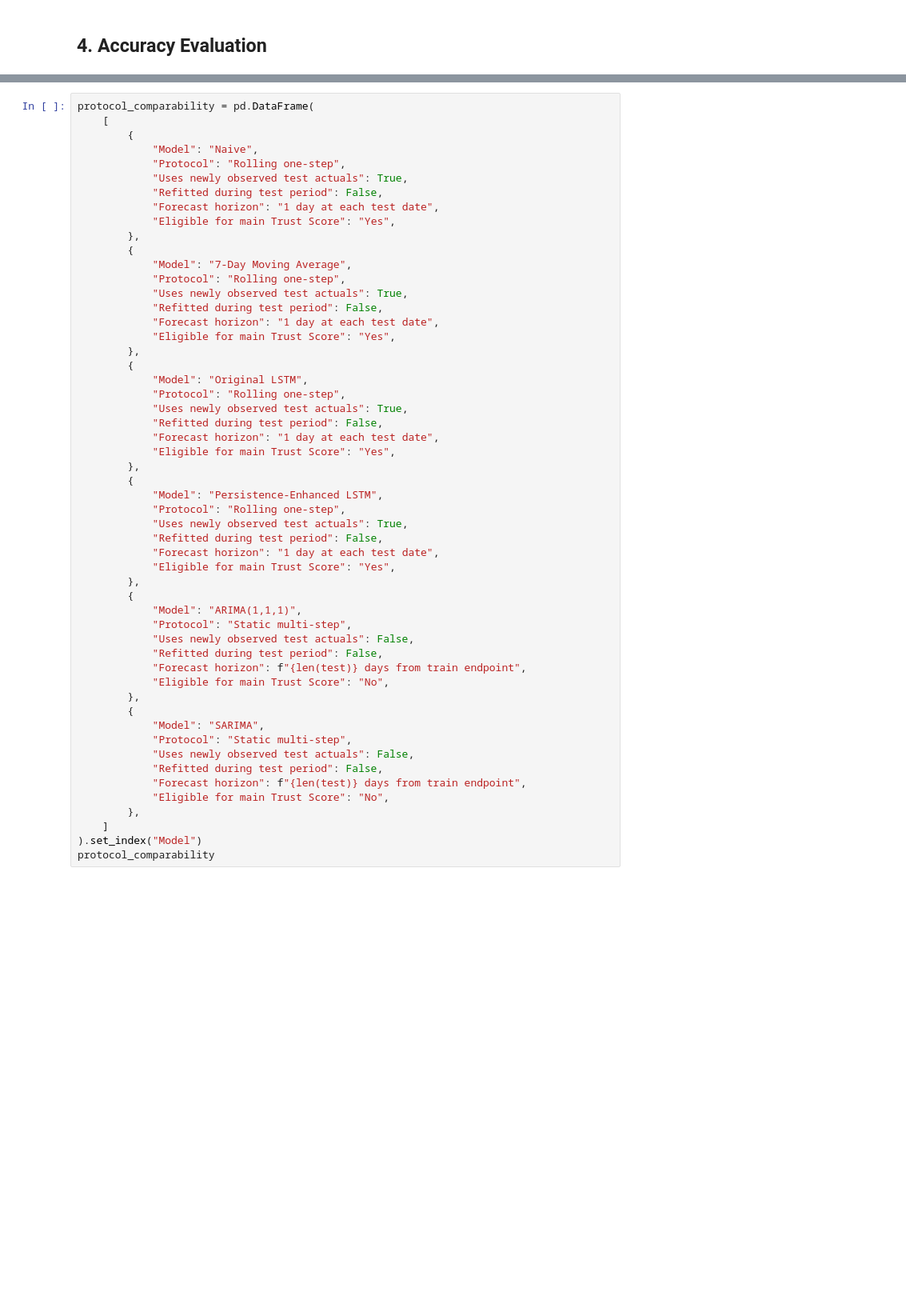
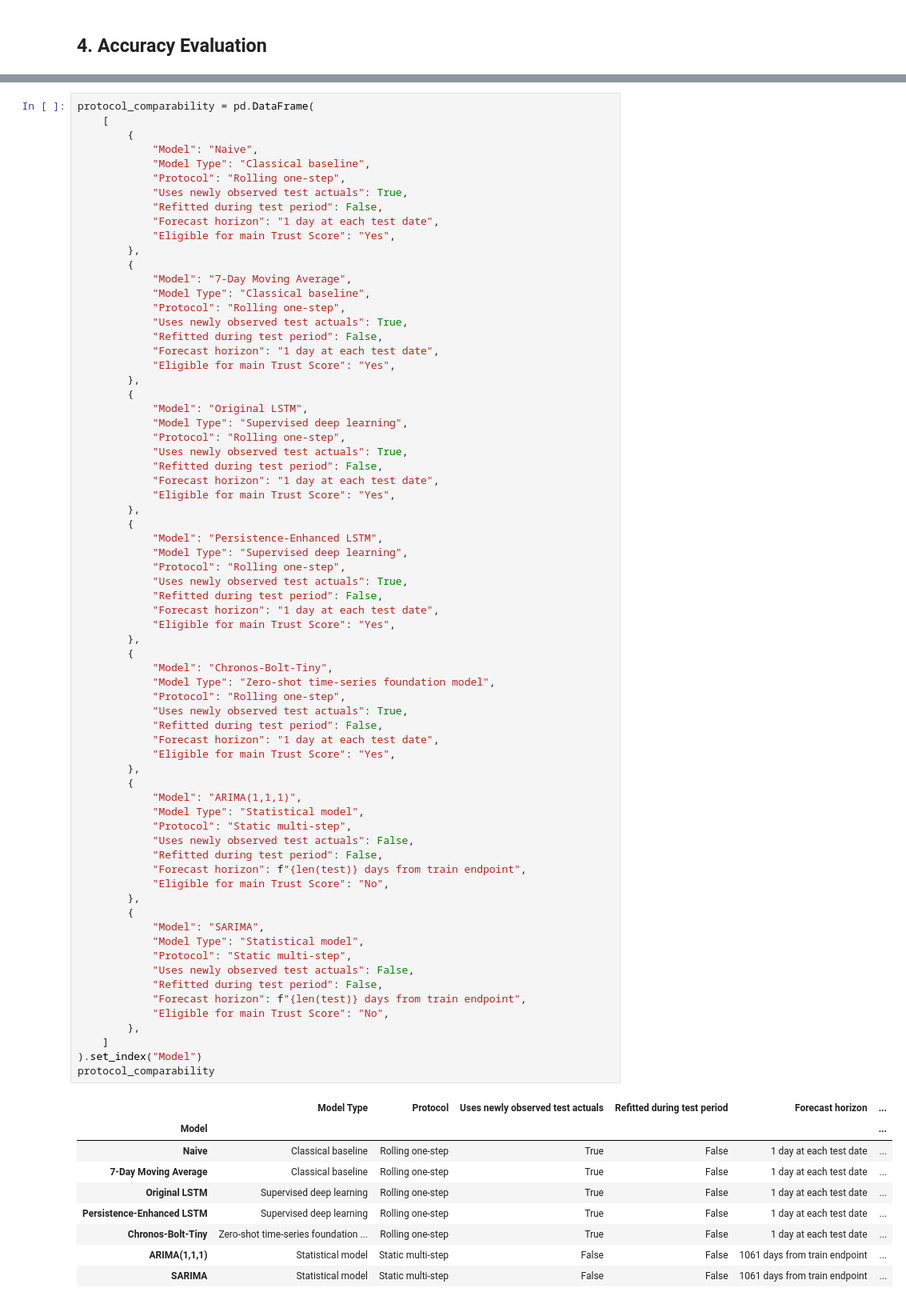
Before and after one commit to mdsoadsolaiman/TimeSeriesFoundationModels, a Jupyter notebook: notebooks/06_Trustworthiness.ipynb, the cells around one changed output, grey strips where cells are left out. Shown at 80% size. Drawn from its saved outputs; the diff is of its cells as text; blank space fills up the shorter version.

```diff
--- a/notebooks/06_Trustworthiness.ipynb
+++ b/notebooks/06_Trustworthiness.ipynb
@@ -365,6 +424,7 @@ protocol_comparability = pd.DataFrame(
     [
         {
             "Model": "Naive",
+            "Model Type": "Classical baseline",
             "Protocol": "Rolling one-step",
             "Uses newly observed test actuals": True,
             "Refitted during test period": False,
@@ -373,6 +433,7 @@ protocol_comparability = pd.DataFrame(
         },
         {
             "Model": "7-Day Moving Average",
+            "Model Type": "Classical baseline",
             "Protocol": "Rolling one-step",
             "Uses newly observed test actuals": True,
             "Refitted during test period": False,
@@ -381,38 +442,61 @@ protocol_comparability = pd.DataFrame(
         },
         {
             "Model": "Original LSTM",
+            "Model Type": "Supervised deep learning",
             "Protocol": "Rolling one-step",
             "Uses newly observed test actuals": True,
             "Refitted during test period": False,
             "Forecast horizon": "1 day at each test date",
             "Eligible for main Trust Score": "Yes",
         },
         {
             "Model": "Persistence-Enhanced LSTM",
+            "Model Type": "Supervised deep learning",
+            "Protocol": "Rolling one-step",
+            "Uses newly observed test actuals": True,
+            "Refitted during test period": False,
+            "Forecast horizon": "1 day at each test date",
+            "Eligible for main Trust Score": "Yes",
+        },
+        {
+            "Model": "Chronos-Bolt-Tiny",
+            "Model Type": "Zero-shot time-series foundation model",
             "Protocol": "Rolling one-step",
             "Uses newly observed test actuals": True,
             "Refitted during test period": False,
             "Forecast horizon": "1 day at each test date",
             "Eligible for main Trust Score": "Yes",
         },
         {
             "Model": "ARIMA(1,1,1)",
+            "Model Type": "Statistical model",
             "Protocol": "Static multi-step",
             "Uses newly observed test actuals": False,
             "Refitted during test period": False,
             "Forecast horizon": f"{len(test)} days from train endpoint",
             "Eligible for main Trust Score": "No",
         },
         {
             "Model": "SARIMA",
+            "Model Type": "Statistical model",
             "Protocol": "Static multi-step",
             "Uses newly observed test actuals": False,
             "Refitted during test period": False,
             "Forecast horizon": f"{len(test)} days from train endpoint",
             "Eligible for main Trust Score": "No",
         },
     ]
 ).set_index("Model")
 protocol_comparability
+# %% [output]
+|  | Model Type | Protocol | Uses newly observed test actuals | Refitted during test period | Forecast horizon | ... |
+| Model |  |  |  |  |  | ... |
+| Naive | Classical baseline | Rolling one-step | True | False | 1 day at each test date | ... |
+| 7-Day Moving Average | Classical baseline | Rolling one-step | True | False | 1 day at each test date | ... |
+| Original LSTM | Supervised deep learning | Rolling one-step | True | False | 1 day at each test date | ... |
+| Persistence-Enhanced LSTM | Supervised deep learning | Rolling one-step | True | False | 1 day at each test date | ... |
+| Chronos-Bolt-Tiny | Zero-shot time-series foundation ... | Rolling one-step | True | False | 1 day at each test date | ... |
+| ARIMA(1,1,1) | Statistical model | Static multi-step | False | False | 1061 days from train endpoint | ... |
+| SARIMA | Statistical model | Static multi-step | False | False | 1061 days from train endpoint | ... |
 # %%
 static_multi_step_benchmark_table
```
Also changed, not shown: parts of 24 cells of this notebook.
